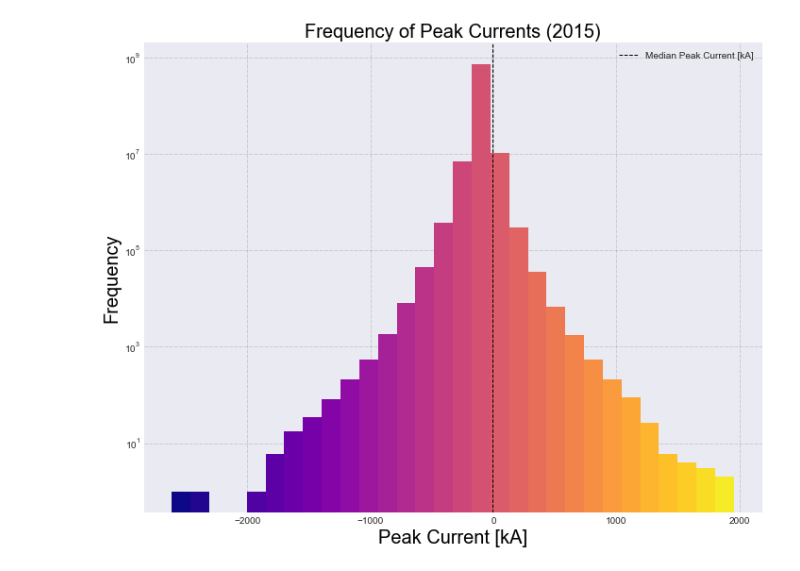
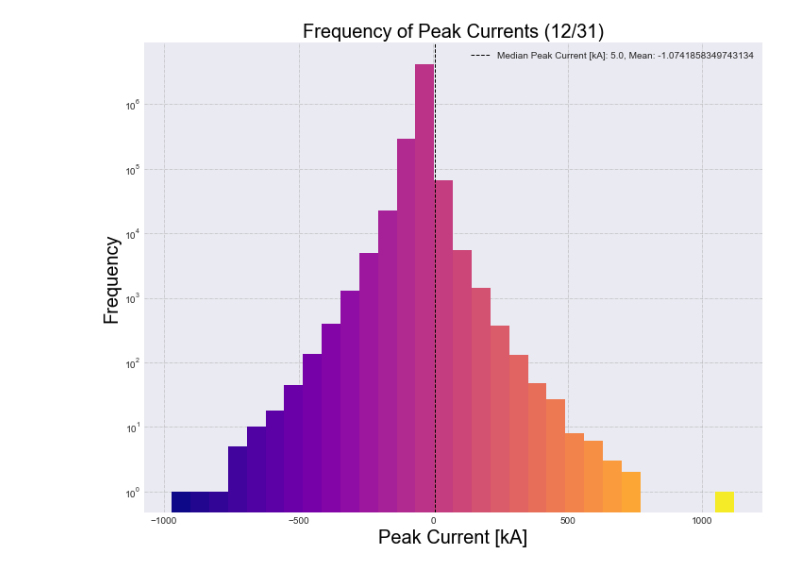
Before and after one commit to caxi9064/Lightning-Research, a Jupyter notebook: results/1Dhistogram.ipynb, the cells around one changed output. Drawn from its saved outputs; the diff is of its cells as text; code cells hidden in the pictures.

```diff
--- a/results/1Dhistogram.ipynb
+++ b/results/1Dhistogram.ipynb
@@ -22,9 +18,9 @@ all2015Files = os.listdir(filepath)
 #         concat = np.concatenate((concat,mat_contents[:,4]))
 #     np.save("all2015Data", concat)
 # %%
-# filepath = '/Volumes/lairdata/lightningdata/GLD_cleaned/2016-01-02/GLD-201601020000-cleaned.mat'
-# mat = loadmat(filepath).get("flashes")
-peak_current = np.load('all2015Data.npy')
+filepath = '/Volumes/lairdata/lightningdata/From Alexandria/GLD_cleaned/Matlab/2015/GLD-201512310000-cleaned.mat'
+mat = loadmat(filepath).get("flashes")
+#peak_current = np.load('all2015Data.npy')
 # %%
 def plot1DHist(peak_current):
     fig, ax = plt.subplots(figsize =(10, 8), tight_layout = True)
@@ -32,7 +28,7 @@ def plot1DHist(peak_current):
     ax.set_yscale('log')
     #colors = ['aqua', 'red', 'gold', 'royalblue', 'darkorange', 'green', 'purple', 'cyan', 'yellow', 'lime']
     #cnts, values, bars = ax.hist(peak_current, bins = 20)
-    plt.axvline(np.median(peak_current), color='k', linestyle='dashed', linewidth=1, label = "Median Peak Current [kA]")
+    plt.axvline(np.median(peak_current), color='k', linestyle='dashed', linewidth=1, label = "Median Peak Current [kA]: {}, Mean: {}".format(np.median(peak_current), np.mean(peak_current)))
 
     # This is  the colormap I'd like to use.
     cm = plt.cm.plasma
@@ -45,15 +41,12 @@ def plot1DHist(peak_current):
     plt.bar(X[:-1],Y,color=C,width=X[1]-X[0])
     plt.xlabel("Peak Current [kA]", fontsize = 20, color="black")
     plt.ylabel("Frequency", fontsize = 20, color="black")
-    plt.title("Frequency of Peak Currents (2015)", fontsize = 20, color="black")
+    plt.title("Frequency of Peak Currents (12/31)", fontsize = 20, color="black")
     plt.legend()
 
     plt.savefig('Frequency', facecolor='w') # saving plot
     plt.show();
-# %%
-# plot for individual days...
-# more bins
-
-plot1DHist(peak_current)
-# %% [output]
-[figure, removed]
+# %%
+plot1DHist(mat[:,4])
+# %% [output]
+[figure, added]
```
Also changed, not shown: parts of 2 cells of this notebook, 2 other files.
